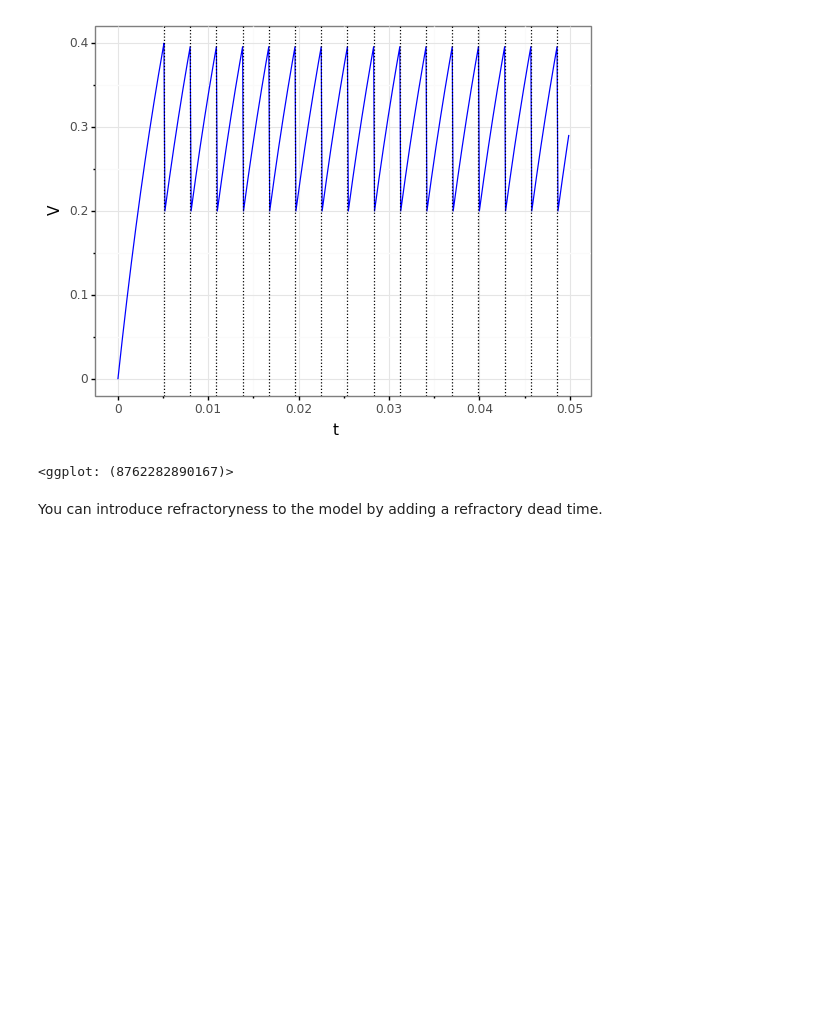
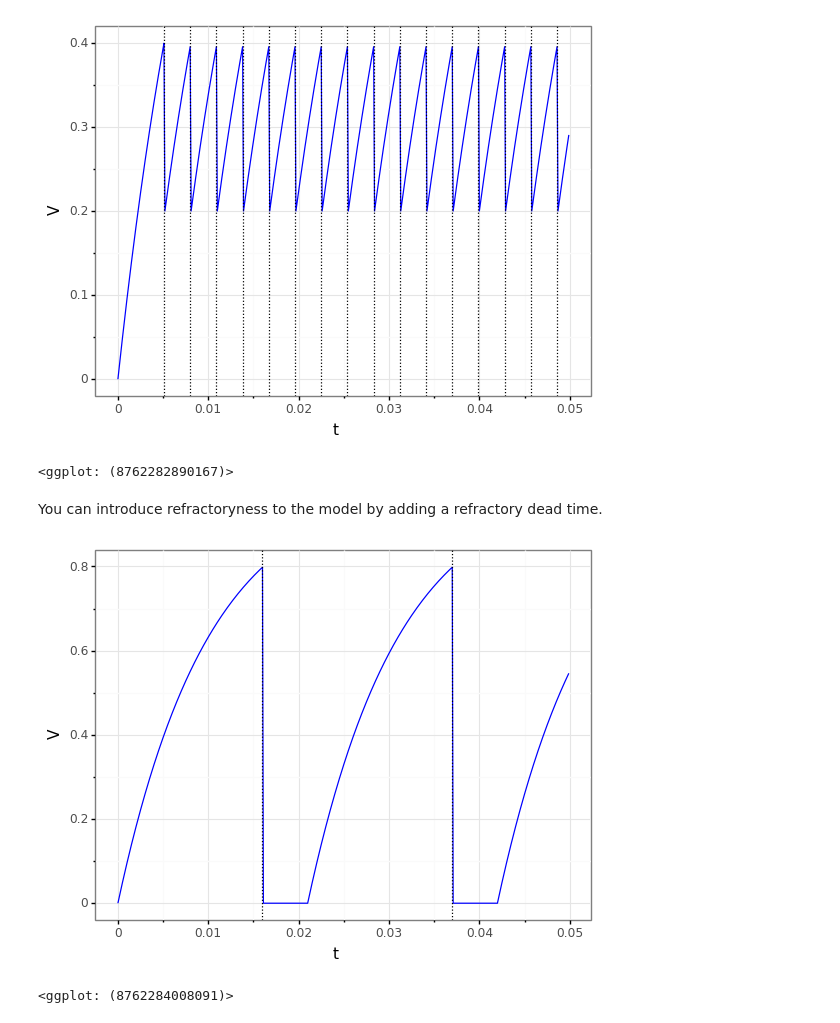
Before and after one commit to linusconrad/neurodynamics-learning, a Jupyter notebook: Linus-neurodyn-notes.ipynb, the cells around one changed output. Cells and saved outputs as stored; diff of their text form; code cells hidden in the pictures; blank space fills up the shorter version.

```diff
--- a/Linus-neurodyn-notes.ipynb
+++ b/Linus-neurodyn-notes.ipynb
@@ -156,21 +156,33 @@ You can introduce refractoryness to the model by adding a refractory dead time.
 # %%
 start_scope()
 
 tau = 10*ms
 eqs = '''
 dv/dt = (1-v)/tau : 1 (unless refractory)
 '''
 
 # The neuron with refractory time
 G = NeuronGroup(1, eqs, threshold='v>0.8', reset='v = 0', refractory=5*ms, method='exact')
 
 statemon = StateMonitor(G, 'v', record=0)
 spikemon = SpikeMonitor(G)
 
 run(50*ms)
 
 # update the simdataframe
 simdata = pd.DataFrame({
     'N': len(statemon.v),
     't': statemon.t,
     'V': statemon.v[0]})
+
+# update the spikes
+spikesdf = pd.DataFrame({'spikes': spikemon.t/ms /1000})
+
+# plot it
+(ggplot(simdata, aes(x = 't', y = 'V'))
++ geom_line(colour = 'blue')
++ geom_vline(aes(xintercept = 'spikes'), data = spikesdf, linetype = 'dotted')
++ theme_bw())
+# %% [output]
+[figure, added]
+<ggplot: (8762284008091)>
```
Also changed, not shown: 1 other file.
